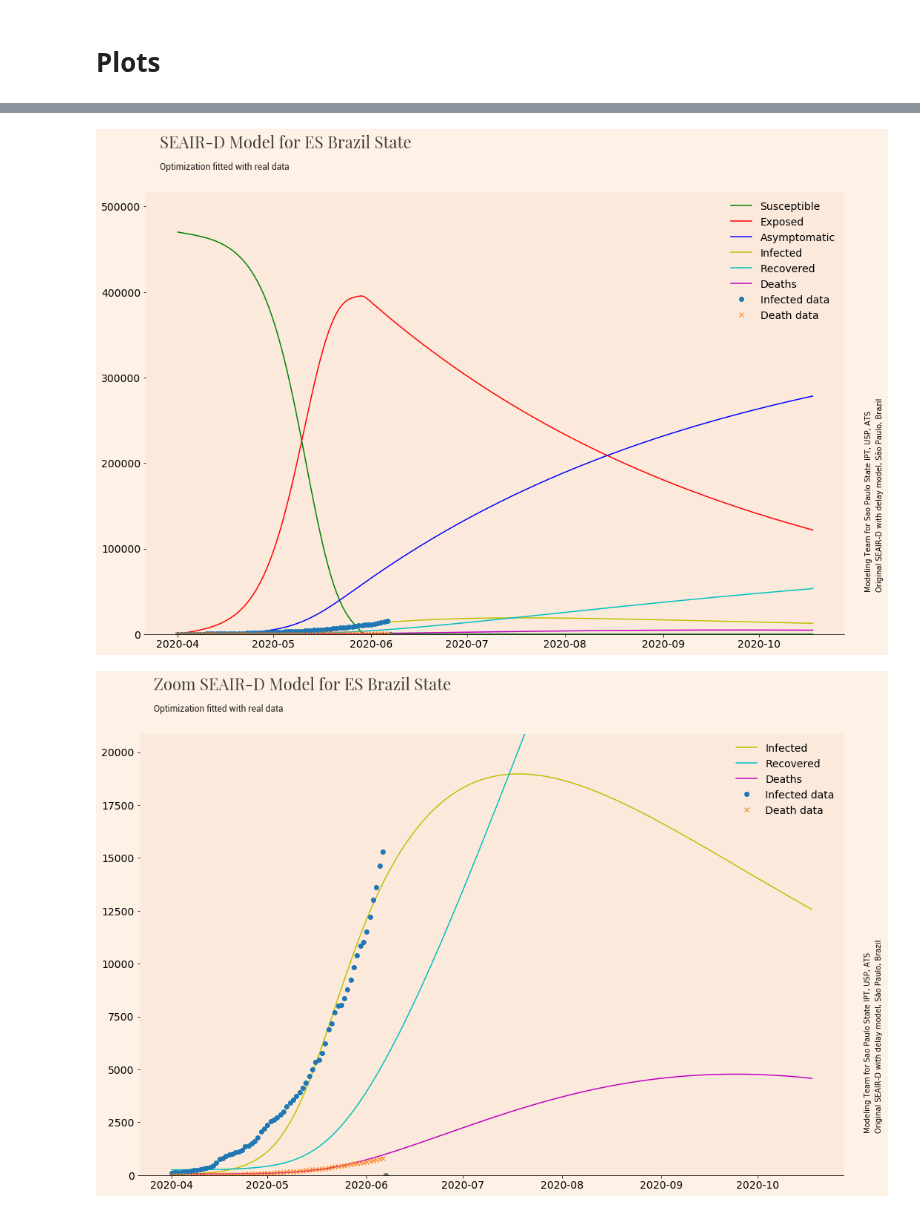
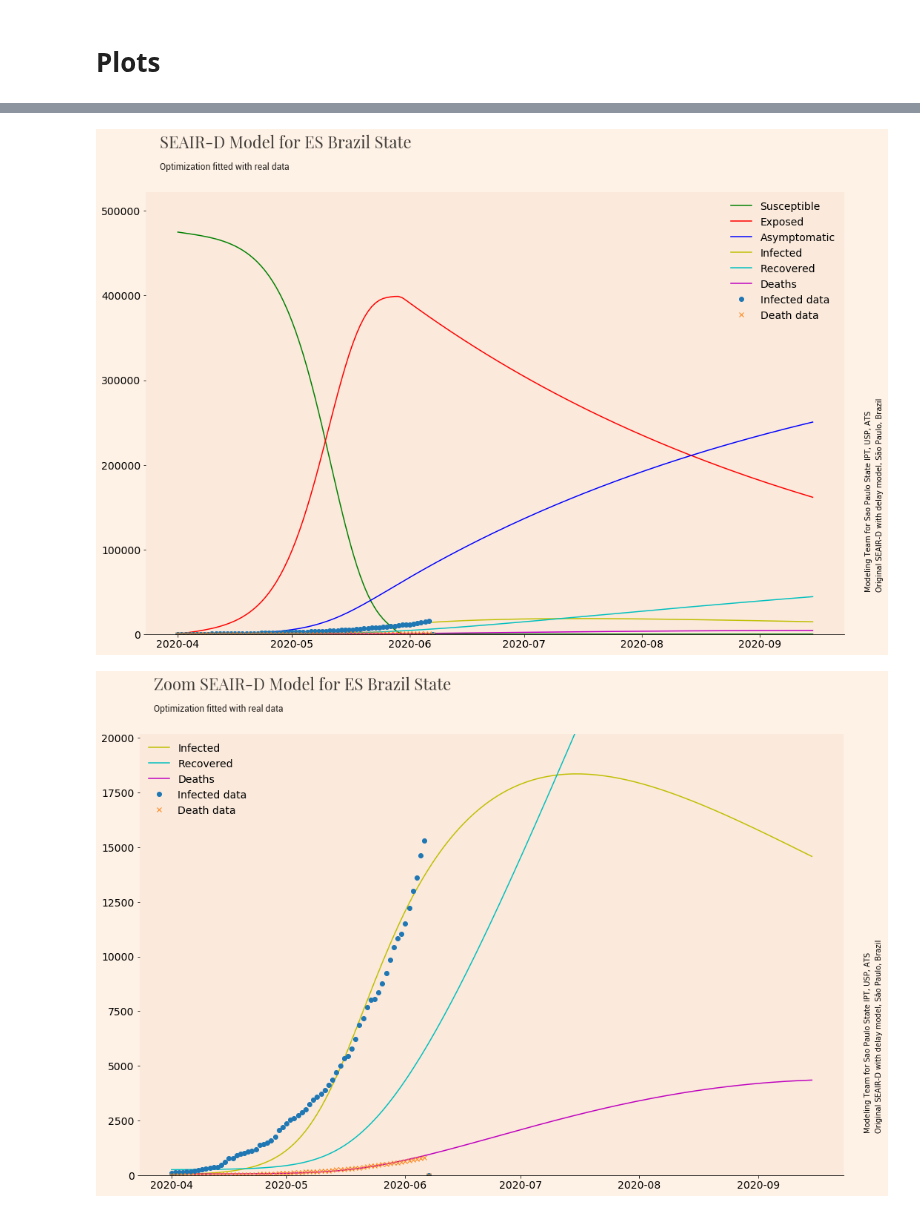
Before and after one commit to gasilva/dataAndModelsCovid19, a Jupyter notebook: statesBrazil/States_Covid19_v6b_yabox.ipynb, the cells around one changed output, grey strips where cells are left out. Cells and saved outputs as stored; diff of their text form; code cells hidden in the pictures.

Commit message:
change the max date of the plots

```diff
--- a/statesBrazil/States_Covid19_v6b_yabox.ipynb
+++ b/statesBrazil/States_Covid19_v6b_yabox.ipynb
@@ -138,7 +138,7 @@ if allStates:
         #add function evaluation to the queue
         results.append(learner.train.remote())
 else:
-    state= "ES"
+    state= "SP"
     query = dfparam.query('state == "{}"'.format(state)).reset_index()
     parameters = np.array(query.iloc[:, 2:])[0]
     parameters
@@ -197,10 +197,19 @@ version = "7"
 
 #number of cases to start plotting model in log graph - real data = 100
 startCase=100
+
+#ultima data dos dados
+lastDate=df.date.max()
 # %%
 #plots one district or all districts
+from datetime import datetime,timedelta
 dfparam = pd.read_csv("data/param.csv")
 plotStates=True
+
+#calcula data máxima dos gráficos
+#100 dias é usado como máximo dos cálculos da derivada das mortes
+maxDate= datetime.strptime(lastDate, '%Y-%m-%d') + timedelta(days = 100) #"2020-08-31"
+maxDateStr = maxDate.strftime("%Y-%m-%d")
 
 #select states for plotting
 #you need to run (solve) it before plotting
@@ -222,14 +231,16 @@ if allStates:
         startCase = query['START'][0]
         startdate = query['start-date'][0]
         predict_range = query['prediction-range'][0]
-        covid_plots.covid_plots(state, states4Plot, startdate,predict_range, \
-                                startCase, 5, version, show=True, ratio=ratio)
+        predict_range -=  75
+        covid_plots.covid_plots(state, states4Plot, startdate, predict_range, \
+                        startCase, 5, version, show=True, ratio=ratio, maxDate=maxDateStr)
 else:
     query = dfparam.query('state == "{}"'.format(state)).reset_index()
     ratio = query['RATIO'][0]
     startdate = query['start-date'][0]
     predict_range = query['prediction-range'][0]
+    predict_range -=  45
     startCase = query['START'][0]
     covid_plots.covid_plots(state, states4Plot, startdate,predict_range, \
-                                startCase, opt, version, show=True, ratio=ratio)
+                       startCase, opt, version, show=True, ratio=ratio, maxDate=maxDateStr)
 # %% [output]
@@ -238,2 +249,2 @@ else:
-[figure, old version]
+[figure, new version]
-[figure, old version]
+[figure, new version]
```
Also changed, not shown: parts of 3 cells of this notebook, 31 other files.
